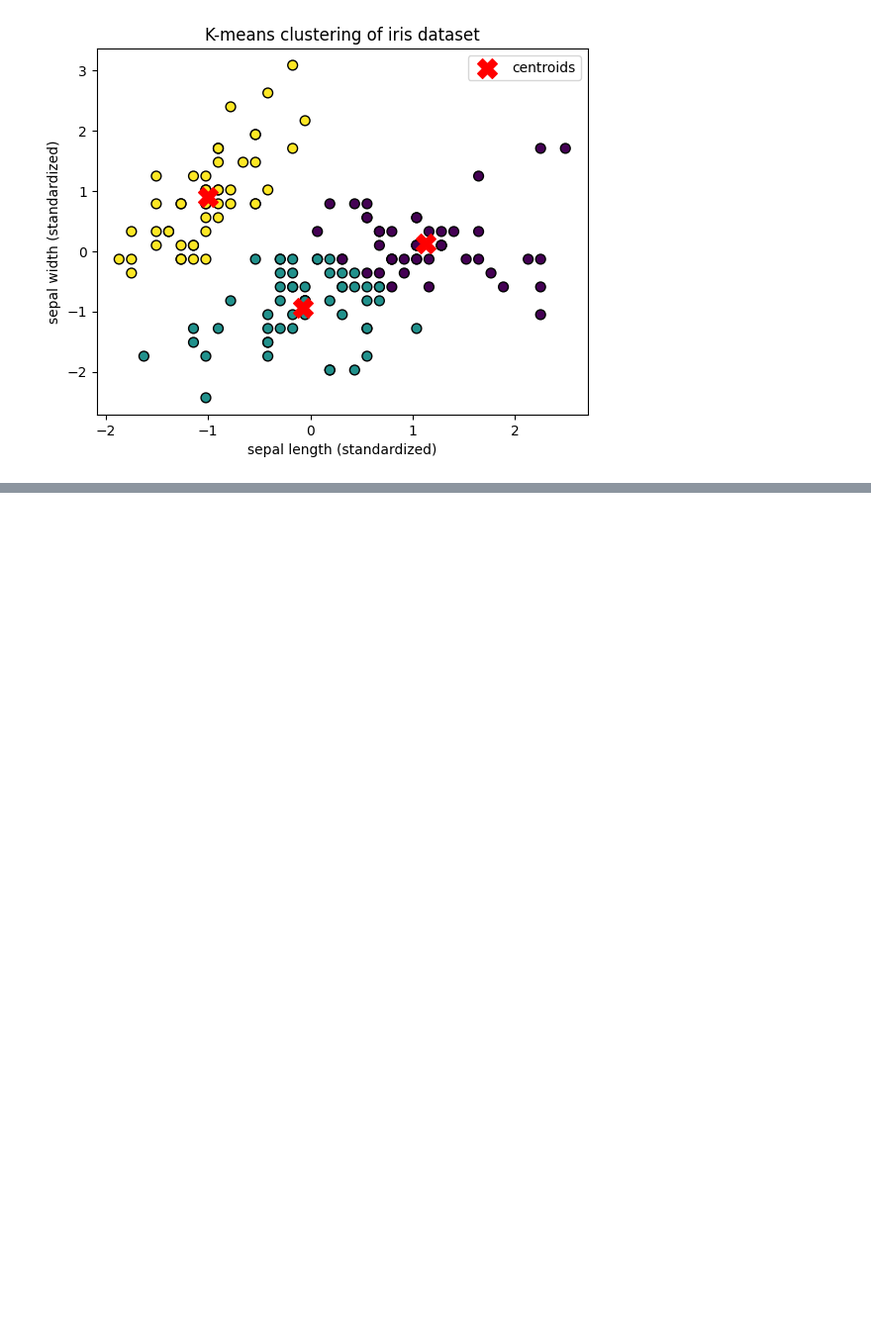
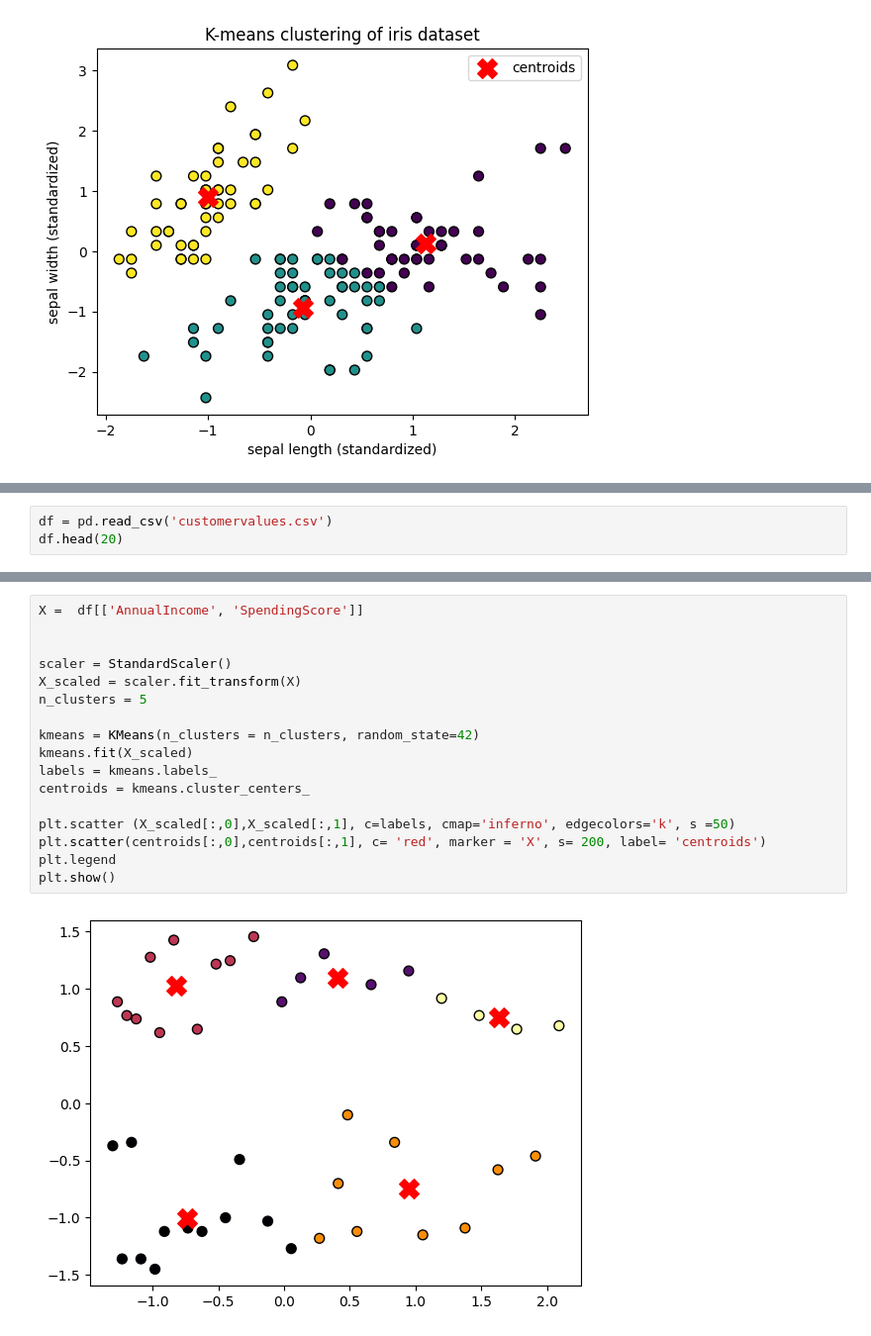
Before and after one commit to Sidharth-in-git/Machine-Learning, a Jupyter notebook: ML.ipynb, the cells around one changed output, grey strips where cells are left out. Shown: that part at 99% size. Drawn from its saved outputs; the diff is of its cells as text; blank space fills up the shorter version.

```diff
--- a/.ipynb
+++ b/ML.ipynb
@@ -275,0 +301,3 @@ plt.show()
+# %%
+df = pd.read_csv('customervalues.csv')
+df.head(20)
@@ -275,0 +322,19 @@ plt.show()
+# %%
+X =  df[['AnnualIncome', 'SpendingScore']]
+
+
+scaler = StandardScaler()
+X_scaled = scaler.fit_transform(X)
+n_clusters = 5
+
+kmeans = KMeans(n_clusters = n_clusters, random_state=42)
+kmeans.fit(X_scaled)
+labels = kmeans.labels_
+centroids = kmeans.cluster_centers_
+
+plt.scatter (X_scaled[:,0],X_scaled[:,1], c=labels, cmap='inferno', edgecolors='k', s =50)
+plt.scatter(centroids[:,0],centroids[:,1], c= 'red', marker = 'X', s= 200, label= 'centroids')
+plt.legend
+plt.show()
+# %% [output]
+[figure, added]
```
Also changed, not shown: parts of 8 cells of this notebook, 3 other files.
